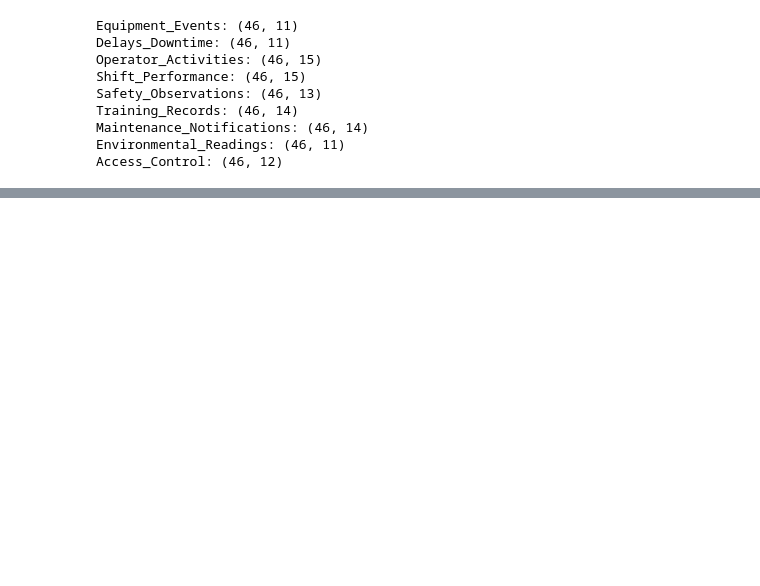
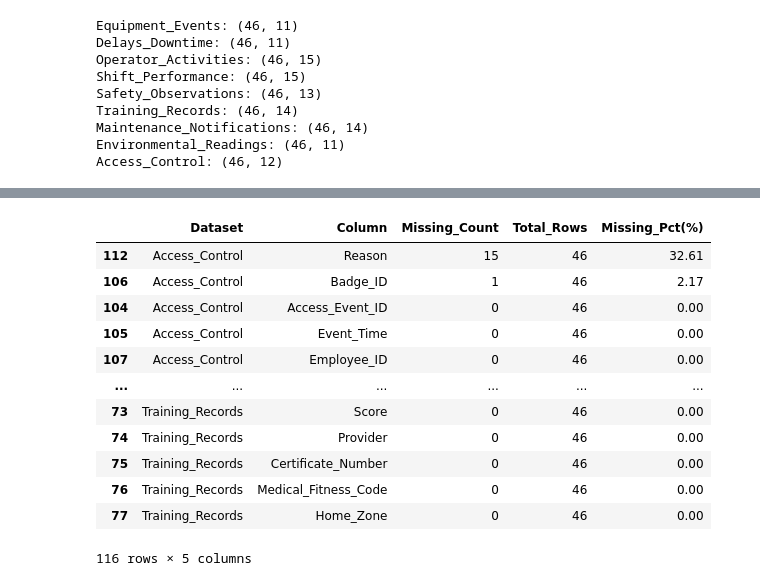
Before and after one commit to Shotza247/Operational_Data_modelig, a Jupyter notebook: Task_1_Package/data_extraction.ipynb, the cells around one changed output, grey strips where cells are left out. Saved outputs shown, nothing was run; the diff lists cells and outputs as text; code cells hidden in the pictures; blank space fills up the shorter version.

```diff
--- a/Task_1_Package/data_extraction.ipynb
+++ b/Task_1_Package/data_extraction.ipynb
@@ -74,0 +282,20 @@ inventory_df
+# %%
+# Example: percentage fields
+for data_sheet_name, df in datasets.items():
+
+    for column in ["Availability_Pct(%)", "Utilisation_Pct(%)"]:
+
+        if column in df.columns:
+
+            invalid = df[
+                (df[column] < 0) |
+                (df[column] > 100)
+            ]
+
+            print(
+                data_sheet_name,
+                column,
+                "invalid values:",
+                len(invalid)
+            )
+            invalid.to_csv(f'data_inventory/{data_sheet_name}_{column}_invalid_percentage_values.csv', index=False)
@@ -74,0 +443,43 @@ inventory_df
+# %%
+missing_profile = []
+
+for dataset_name, df in datasets.items():
+
+    for column in df.columns:
+
+        missing = df[column].isna().sum()
+
+        missing_profile.append({
+            "Dataset": dataset_name,
+            "Column": column,
+            "Missing_Count": int(missing),
+            "Total_Rows": len(df),
+            "Missing_Pct(%)": round(
+                missing / len(df) * 100, 2
+            )
+        })
+
+missing_profile_df = pd.DataFrame(missing_profile)
+
+missing_profile_df = missing_profile_df.sort_values(
+    ["Dataset", "Missing_Pct(%)"],
+    ascending=[True, False]
+)
+
+missing_profile_df.to_csv('data_inventory/missing-value_profile.csv')
+
+missing_profile_df
+# %% [output]
+|  | Dataset | Column | Missing_Count | Total_Rows | Missing_Pct(%) |
+| 112 | Access_Control | Reason | 15 | 46 | 32.61 |
+| 106 | Access_Control | Badge_ID | 1 | 46 | 2.17 |
+| 104 | Access_Control | Access_Event_ID | 0 | 46 | 0.00 |
+| 105 | Access_Control | Event_Time | 0 | 46 | 0.00 |
+| 107 | Access_Control | Employee_ID | 0 | 46 | 0.00 |
+| ... | ... | ... | ... | ... | ... |
+| 73 | Training_Records | Score | 0 | 46 | 0.00 |
+| 74 | Training_Records | Provider | 0 | 46 | 0.00 |
+| 75 | Training_Records | Certificate_Number | 0 | 46 | 0.00 |
+| 76 | Training_Records | Medical_Fitness_Code | 0 | 46 | 0.00 |
+| 77 | Training_Records | Home_Zone | 0 | 46 | 0.00 |
+116 rows × 5 columns
```
Also changed, not shown: parts of 17 cells of this notebook, 14 other files.
